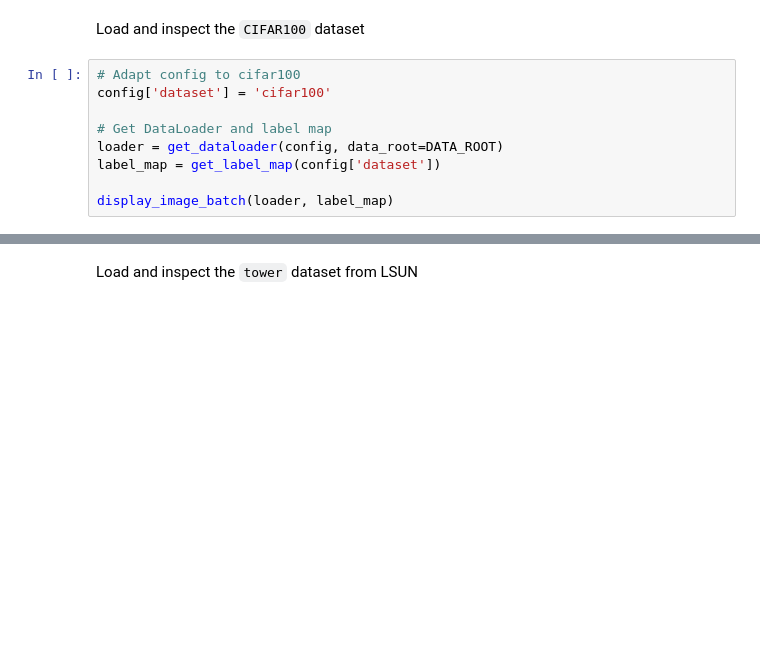
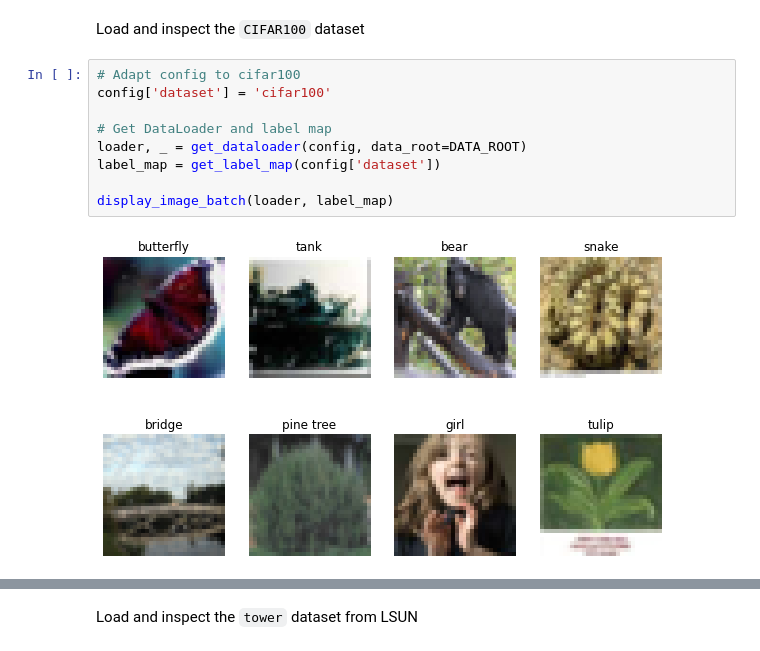
Before and after one commit to simonamtoft/downsampled-diffusion, a Jupyter notebook: notebooks/Explore Datasets.ipynb, the cells around one changed output, grey strips where cells are left out. Cells and saved outputs as stored; diff of their text form; blank space fills up the shorter version.

```diff
--- a/notebooks/Explore Datasets.ipynb
+++ b/notebooks/Explore Datasets.ipynb
@@ -76,9 +78,11 @@ Load and inspect the `CIFAR100` dataset
 # %%
 # Adapt config to cifar100
 config['dataset'] = 'cifar100'
 
 # Get DataLoader and label map
-loader = get_dataloader(config, data_root=DATA_ROOT)
+loader, _ = get_dataloader(config, data_root=DATA_ROOT)
 label_map = get_label_map(config['dataset'])
 
 display_image_batch(loader, label_map)
+# %% [output]
+[figure, added]
```
Also changed, not shown: parts of 8 cells of this notebook, 1 other file.
